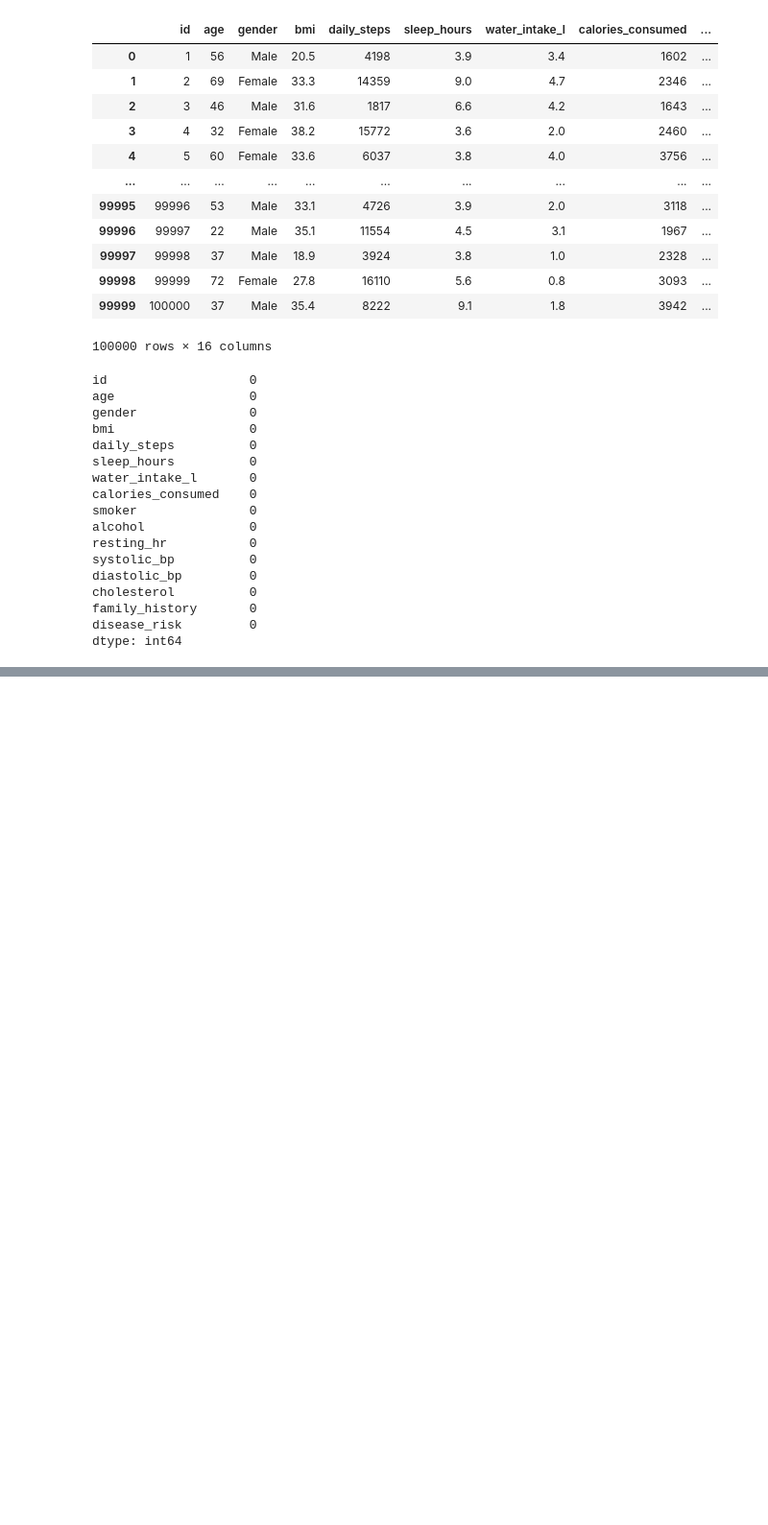
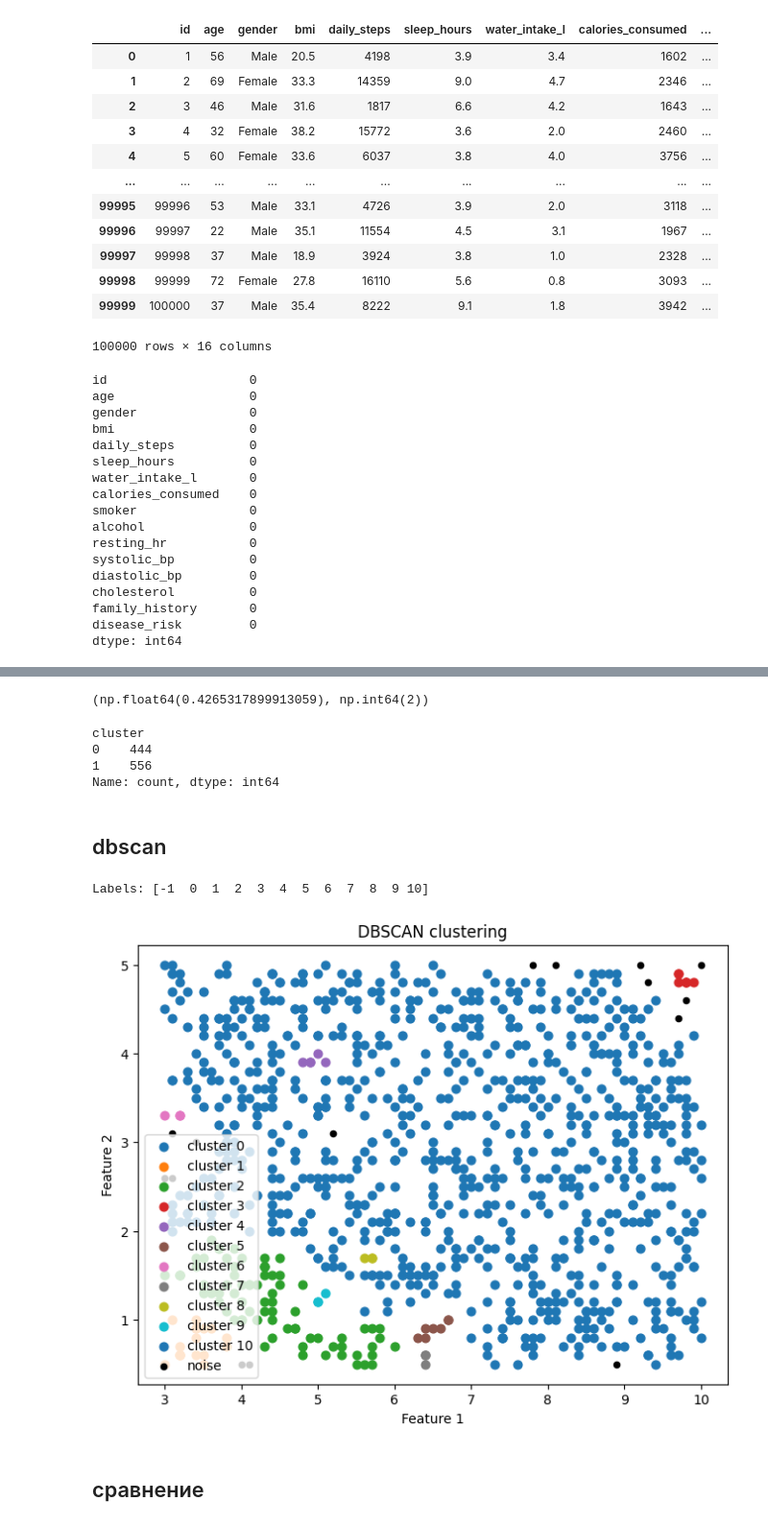
Before and after one commit to poslam/sem7-ds, a Jupyter notebook: ia/labs/2.ipynb, the cells around one changed output, grey strips where cells are left out. Shown at 96% size. Cells and saved outputs as stored; diff of their text form; code cells hidden in the pictures; blank space fills up the shorter version.

```diff
--- a/ia/labs/2.ipynb
+++ b/ia/labs/2.ipynb
@@ -494,0 +458,8 @@ plt.show()
+# %%
+best_k_index = aglo_scores_df[metric].idxmax()
+
+best_k_value = aglo_scores_df.loc[best_k_index, "k"]
+
+aglo_scores_df[metric].max(), best_k_value
+# %% [output]
+(np.float64(0.4265317899913059), np.int64(2))
@@ -494,0 +484,10 @@ plt.show()
+# %%
+df_with_cluster = df.copy()
+df_with_cluster["cluster"] = labels
+
+print(df_with_cluster["cluster"].value_counts().sort_index())
+# %% [output]
+cluster
+0    444
+1    556
+Name: count, dtype: int64
@@ -494,0 +541,43 @@ plt.show()
+# %% [markdown]
+## dbscan
+# %%
+X_scaled = StandardScaler().fit_transform(X_pre)
+
+db = DBSCAN(eps=0.15, min_samples=3).fit(X_scaled)
+
+labels = db.labels_
+
+print("Labels:", np.unique(labels))
+
+plt.figure(figsize=(8, 6))
+
+unique_labels = set(labels)
+
+for lbl in unique_labels:
+    mask = labels == lbl
+    if lbl == -1:
+        plt.scatter(
+            X_pre[mask, 0],
+            X_pre[mask, 1],
+            c="black",
+            s=20,
+            label="noise",
+        )
+    else:
+        plt.scatter(
+            X_pre[mask, 0],
+            X_pre[mask, 1],
+            s=40,
+            label=f"cluster {lbl}",
+        )
+
+plt.legend()
+plt.title("DBSCAN clustering")
+plt.xlabel("Feature 1")
+plt.ylabel("Feature 2")
+plt.show()
+# %% [output]
+Labels: [-1  0  1  2  3  4  5  6  7  8  9 10]
+[figure, added]
+# %% [markdown]
+## сравнение
```
Also changed, not shown: parts of 62 cells of this notebook, 2 other files.
